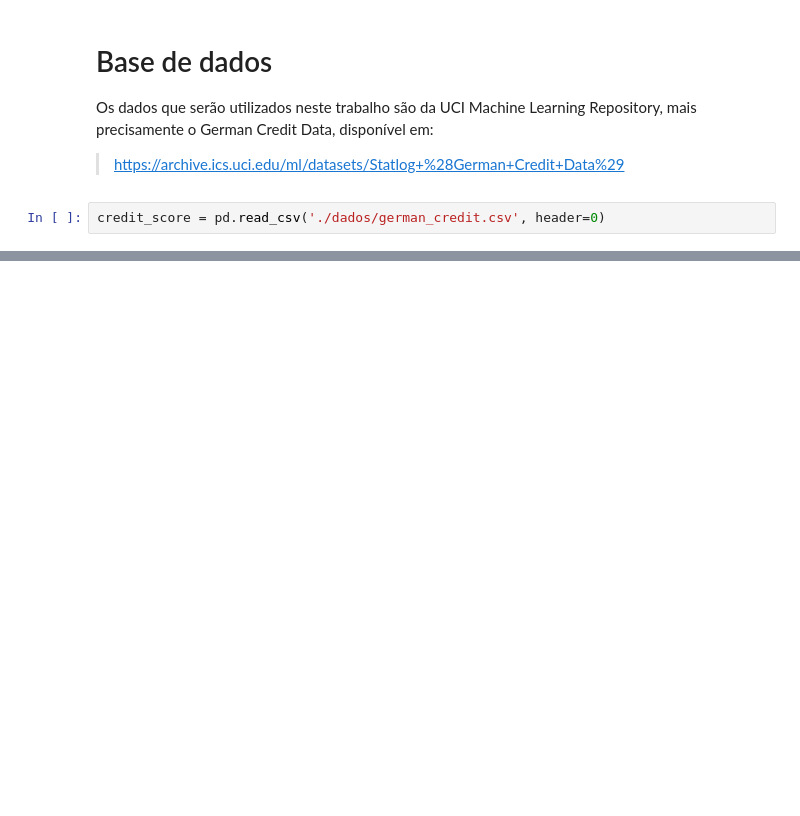
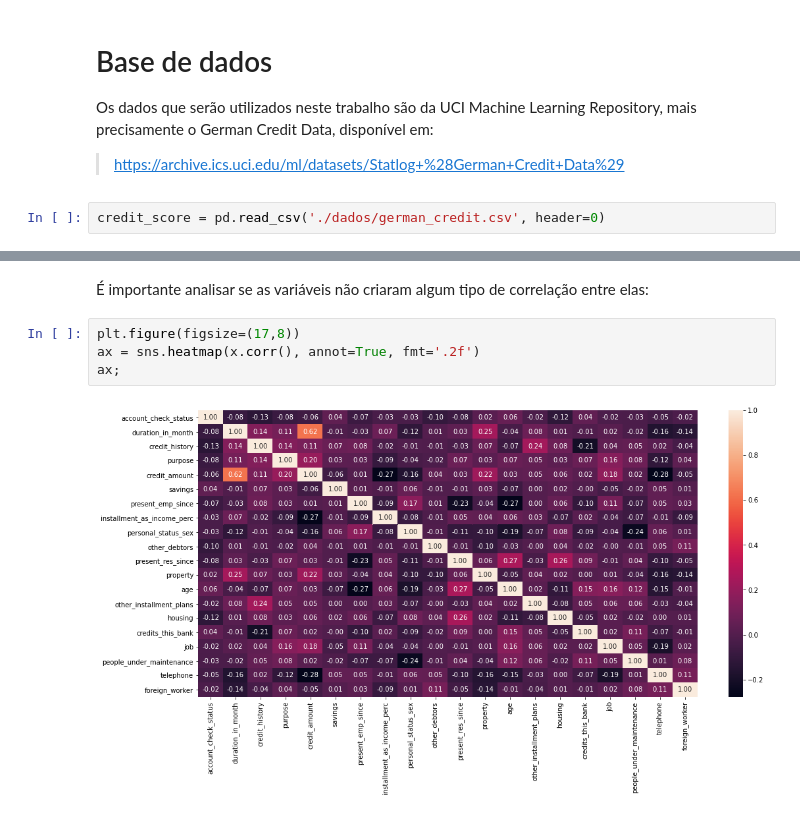
Before and after one commit to ConradBitt/Credit_Scoring, a Jupyter notebook: Credit_Scoring.ipynb, the cells around one changed output, grey strips where cells are left out. Cells and saved outputs as stored; diff of their text form; blank space fills up the shorter version.

```diff
--- a/Credit_Scoring.ipynb
+++ b/Credit_Scoring.ipynb
@@ -98,0 +368,8 @@ memory usage: 164.2+ KB
+# %% [markdown]
+É importante analisar se as variáveis não criaram algum tipo de correlação entre elas:
+# %%
+plt.figure(figsize=(17,8))
+ax = sns.heatmap(x.corr(), annot=True, fmt='.2f')
+ax;
+# %% [output]
+[figure, added]
```
Also changed, not shown: parts of 149 cells of this notebook.
